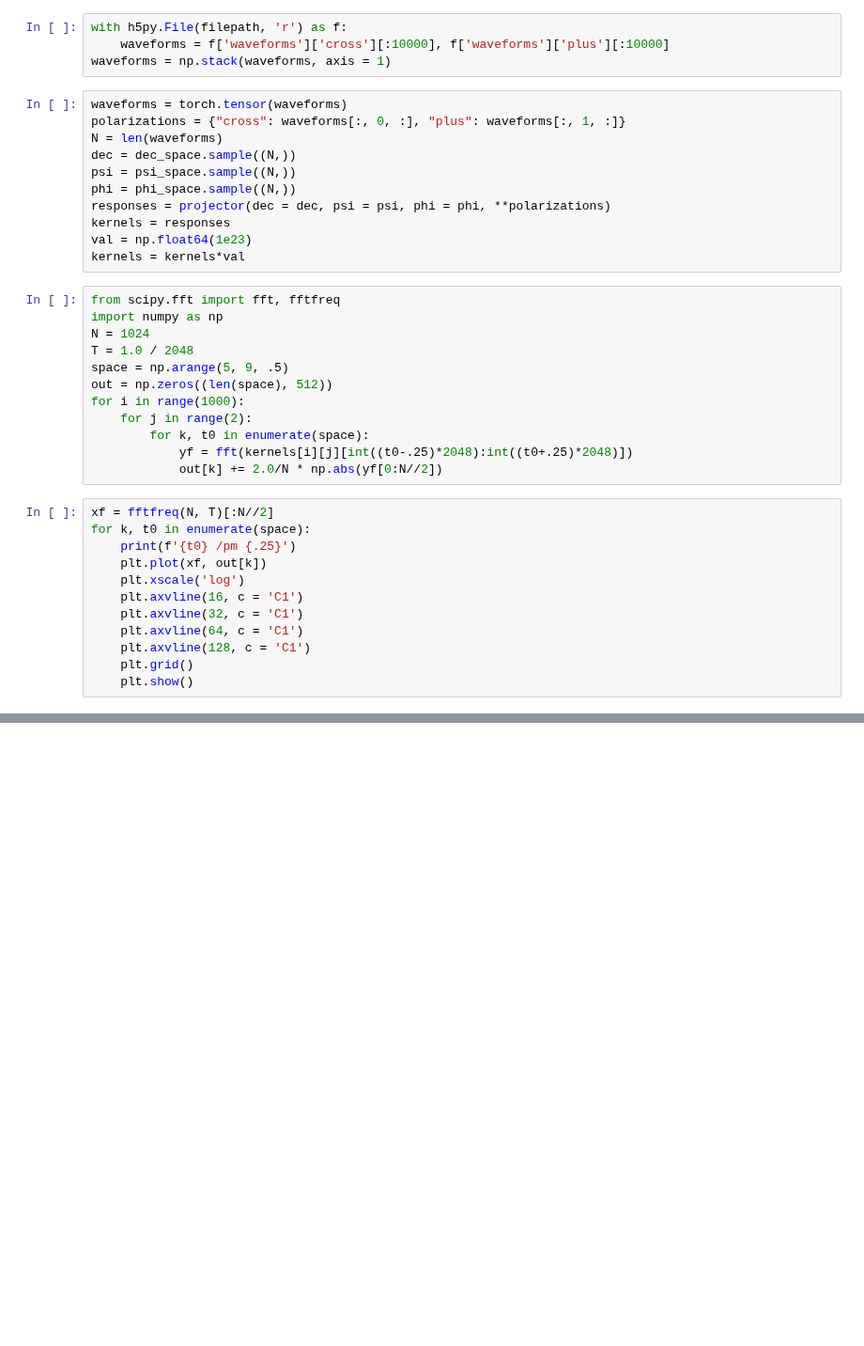
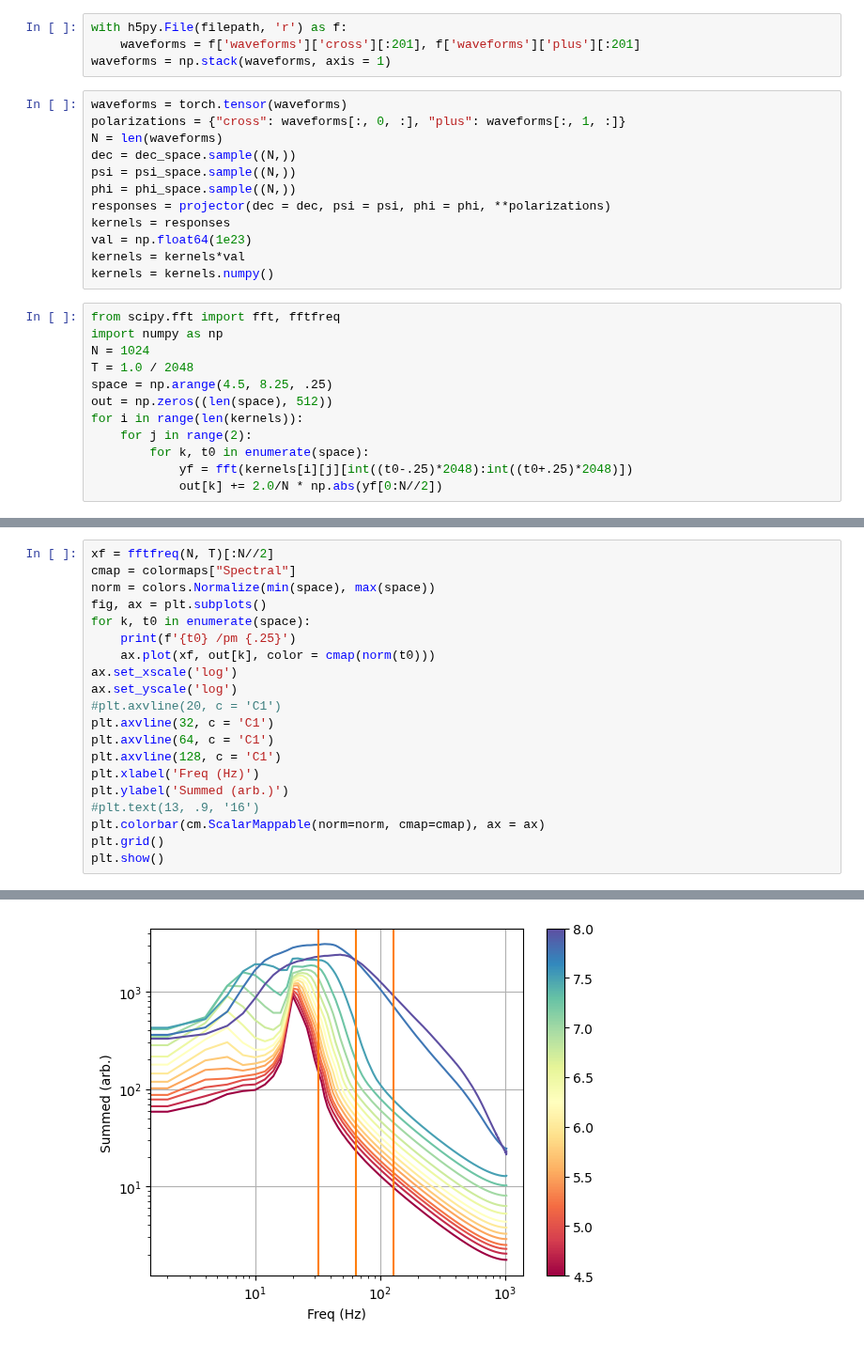
Before and after one commit to seiyatsukamoto/aframe, a Jupyter notebook: analytics/bbh.ipynb, the cells around one changed output, grey strips where cells are left out. Shown at 94% size. Cells and saved outputs as stored; diff of their text form; blank space fills up the shorter version.

```diff
--- a/analytics/bbh.ipynb
+++ b/analytics/bbh.ipynb
@@ -18,7 +18,7 @@ phi_space = Uniform(-np.pi, np.pi)
 projector = WaveformProjector(['H1', 'L1'], 2048)
 # %%
 with h5py.File(filepath, 'r') as f:
-    waveforms = f['waveforms']['cross'][:10000], f['waveforms']['plus'][:10000]
+    waveforms = f['waveforms']['cross'][:201], f['waveforms']['plus'][:201]
 waveforms = np.stack(waveforms, axis = 1)
 # %%
 waveforms = torch.tensor(waveforms)
@@ -31,27 +31,16 @@ responses = projector(dec = dec, psi = psi, phi = phi, **polarizations)
 kernels = responses
 val = np.float64(1e23)
 kernels = kernels*val
+kernels = kernels.numpy()
 # %%
 from scipy.fft import fft, fftfreq
 import numpy as np
 N = 1024
 T = 1.0 / 2048
-space = np.arange(5, 9, .5)
+space = np.arange(4.5, 8.25, .25)
 out = np.zeros((len(space), 512))
-for i in range(1000):
+for i in range(len(kernels)):
     for j in range(2):
         for k, t0 in enumerate(space):
             yf = fft(kernels[i][j][int((t0-.25)*2048):int((t0+.25)*2048)])
             out[k] += 2.0/N * np.abs(yf[0:N//2])
-# %%
-xf = fftfreq(N, T)[:N//2]
-for k, t0 in enumerate(space):
-    print(f'{t0} /pm {.25}')
-    plt.plot(xf, out[k])
-    plt.xscale('log')
-    plt.axvline(16, c = 'C1')
-    plt.axvline(32, c = 'C1')
-    plt.axvline(64, c = 'C1')
-    plt.axvline(128, c = 'C1')
-    plt.grid()
-    plt.show()
@@ -71,0 +47,21 @@ for k, t0 in enumerate(space):
+# %%
+xf = fftfreq(N, T)[:N//2]
+cmap = colormaps["Spectral"]
+norm = colors.Normalize(min(space), max(space))
+fig, ax = plt.subplots()
+for k, t0 in enumerate(space):
+    print(f'{t0} /pm {.25}')
+    ax.plot(xf, out[k], color = cmap(norm(t0)))
+ax.set_xscale('log')
+ax.set_yscale('log')
+#plt.axvline(20, c = 'C1')
+plt.axvline(32, c = 'C1')
+plt.axvline(64, c = 'C1')
+plt.axvline(128, c = 'C1')
+plt.xlabel('Freq (Hz)')
+plt.ylabel('Summed (arb.)')
+#plt.text(13, .9, '16')
+plt.colorbar(cm.ScalarMappable(norm=norm, cmap=cmap), ax = ax)
+plt.grid()
+plt.show()
+# %% [output]
@@ -71,0 +83 @@ for k, t0 in enumerate(space):
+[figure, added]
```
Also changed, not shown: parts of 7 cells of this notebook, 16 other files.
